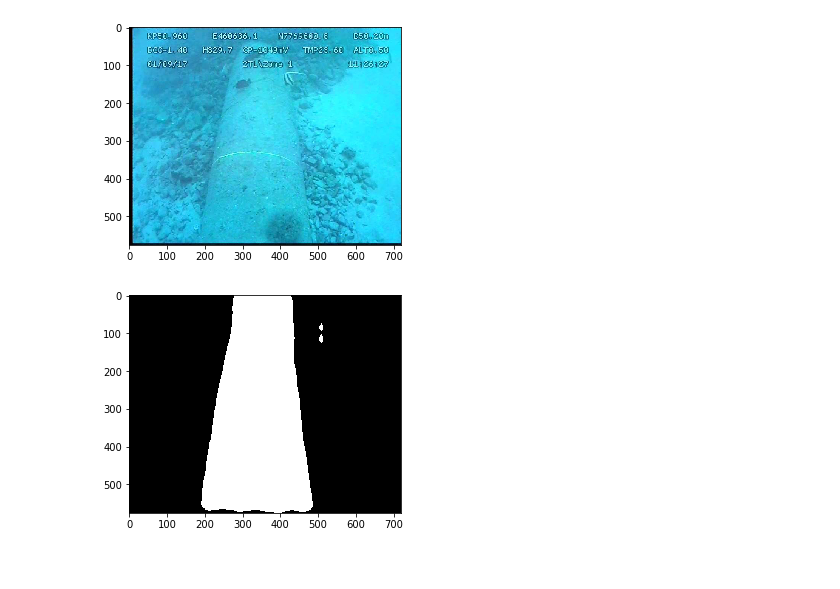
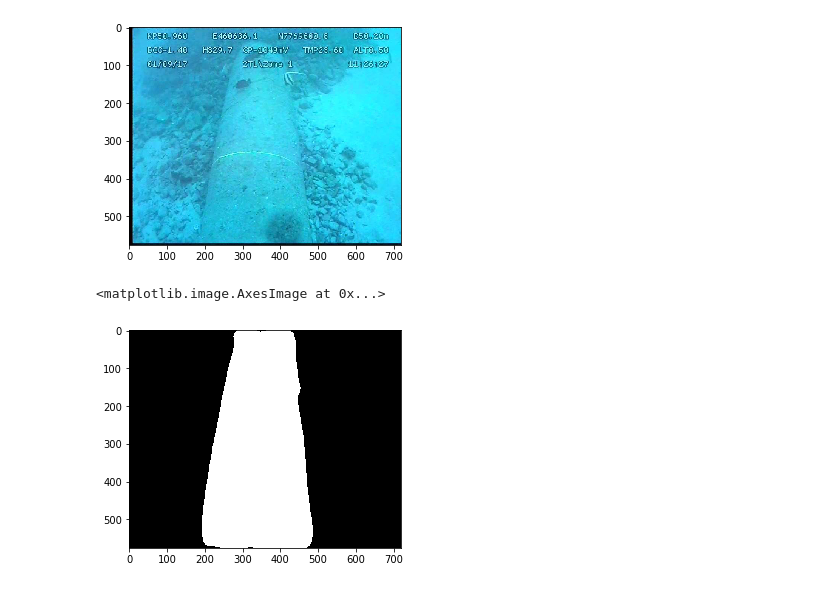
Before and after one commit to saeidp/Temp, a Jupyter notebook: pipeTracker/pipe-tracker.ipynb, the cells around one changed output. Cells and saved outputs as stored; diff of their text form; code cells hidden in the pictures.

```diff
--- a/pipeTracker/pipe-tracker.ipynb
+++ b/pipeTracker/pipe-tracker.ipynb
@@ -17,27 +17,27 @@ plt.show()
 # %%
 # use cpu
 ctx = mx.cpu(0)
 
 ## load test image
 img = image.imread(filename)
 img = test_transform(img, ctx)
 img = img.astype('float32')
 
 
 # reconstruct the PSP network model
-model = gluoncv.model_zoo.DeepLabV3(nclass=2, backbone='resnet101')
+#model = gluoncv.model_zoo.DeepLabV3(nclass=2, backbone='resnet101')
+model = gluoncv.model_zoo.DeepLabV3(nclass=2, backbone='resnet50')
 
 # load the trained model
 
 model.load_parameters('model/model_algo-1', ctx=ctx , ignore_extra=True)
 #print(model.summary)
 
 # make inference
 
 output = model.predict(img)
 predict = mx.nd.squeeze(mx.nd.argmax(output, 1)).asnumpy()
+plt.imshow(predict, cmap='gray')
+# %% [output]
+<matplotlib.image.AxesImage at 0x...>
+[figure, added]
-# %%
-plt.imshow(predict, cmap='gray')
-plt.show()
-# %% [output]
-[figure, removed]
```
Also changed, not shown: parts of 5 cells of this notebook, 6 other files.
